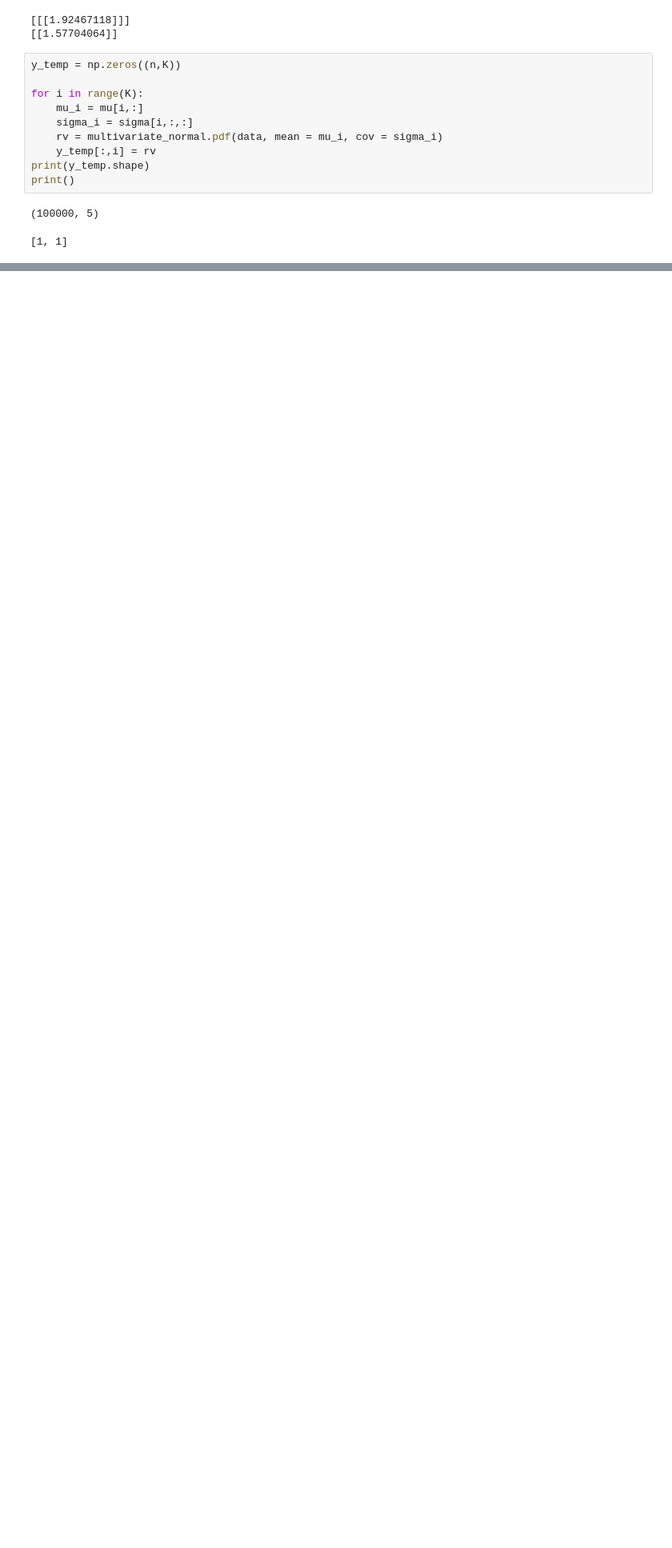
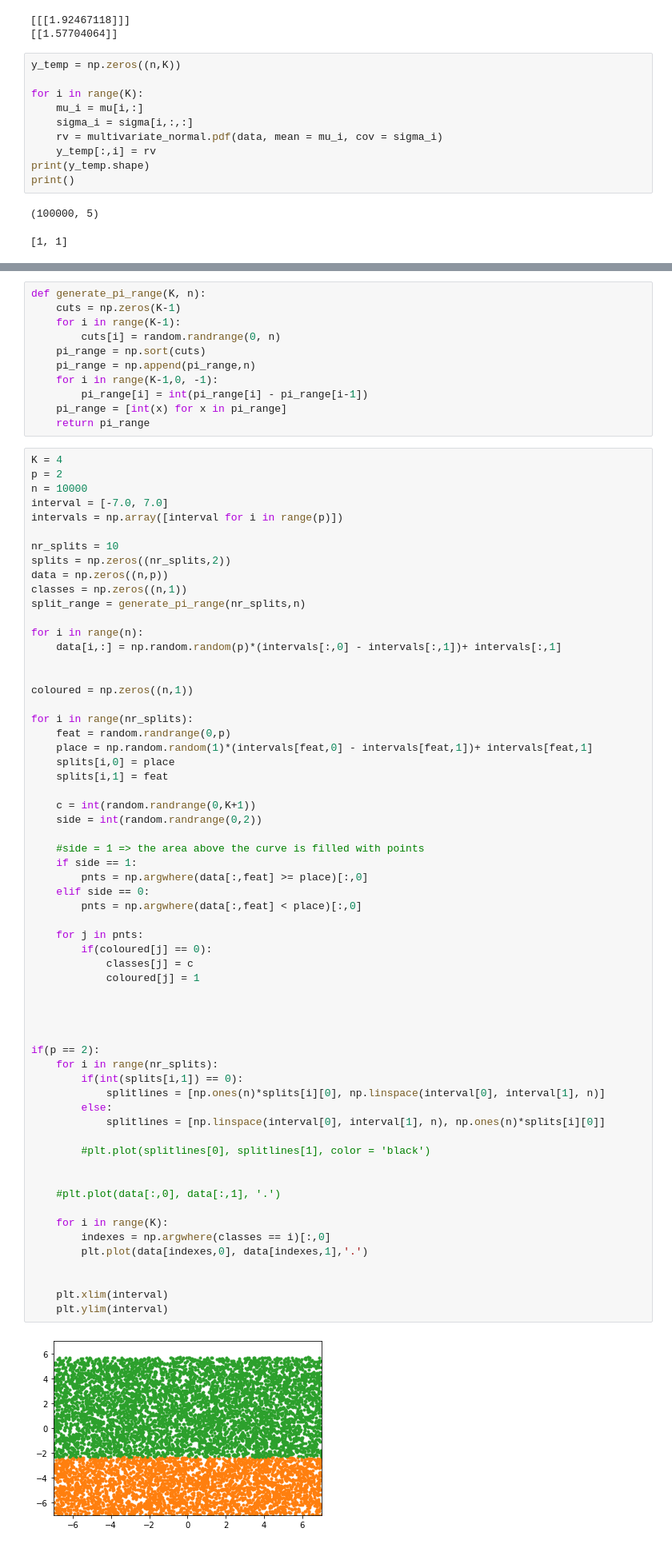
Before and after one commit to dtonderski/statistical_learning_for_big_data, a Jupyter notebook: Homework 1/Homework_1_Fred.ipynb, the cells around one changed output, grey strips where cells are left out. Shown at 80% size. Drawn from its saved outputs; the diff is of its cells as text; blank space fills up the shorter version.

```diff
--- a/Homework 1/Homework_1_Fred.ipynb
+++ b/Homework 1/Homework_1_Fred.ipynb
@@ -68,0 +74,74 @@ print()
+# %%
+def generate_pi_range(K, n):
+    cuts = np.zeros(K-1)
+    for i in range(K-1):
+        cuts[i] = random.randrange(0, n)
+    pi_range = np.sort(cuts)
+    pi_range = np.append(pi_range,n)
+    for i in range(K-1,0, -1):
+        pi_range[i] = int(pi_range[i] - pi_range[i-1])
+    pi_range = [int(x) for x in pi_range]
+    return pi_range
+# %%
+K = 4
+p = 2
+n = 10000
+interval = [-7.0, 7.0]
+intervals = np.array([interval for i in range(p)])
+
+nr_splits = 10
+splits = np.zeros((nr_splits,2))
+data = np.zeros((n,p))
+classes = np.zeros((n,1))
+split_range = generate_pi_range(nr_splits,n)
+
+for i in range(n):
+    data[i,:] = np.random.random(p)*(intervals[:,0] - intervals[:,1])+ intervals[:,1]
+
+
+coloured = np.zeros((n,1))
+
+for i in range(nr_splits):
+    feat = random.randrange(0,p)
+    place = np.random.random(1)*(intervals[feat,0] - intervals[feat,1])+ intervals[feat,1]
+    splits[i,0] = place
+    splits[i,1] = feat
+
+    c = int(random.randrange(0,K+1))
+    side = int(random.randrange(0,2))
+
+    #side = 1 => the area above the curve is filled with points
+    if side == 1:
+        pnts = np.argwhere(data[:,feat] >= place)[:,0]
+    elif side == 0:
+        pnts = np.argwhere(data[:,feat] < place)[:,0]
+
+    for j in pnts:
+        if(coloured[j] == 0):
+            classes[j] = c
+            coloured[j] = 1
+
+
+
+
+if(p == 2):
+    for i in range(nr_splits):
+        if(int(splits[i,1]) == 0):
+            splitlines = [np.ones(n)*splits[i][0], np.linspace(interval[0], interval[1], n)]
+        else:
+            splitlines = [np.linspace(interval[0], interval[1], n), np.ones(n)*splits[i][0]]
+
+        #plt.plot(splitlines[0], splitlines[1], color = 'black')
+
+
+    #plt.plot(data[:,0], data[:,1], '.')
+
+    for i in range(K):
+        indexes = np.argwhere(classes == i)[:,0]
+        plt.plot(data[indexes,0], data[indexes,1],'.')
+
+
+    plt.xlim(interval)
+    plt.ylim(interval)
+# %% [output]
+[figure, added]
```
Also changed, not shown: parts of 1 cell of this notebook.
